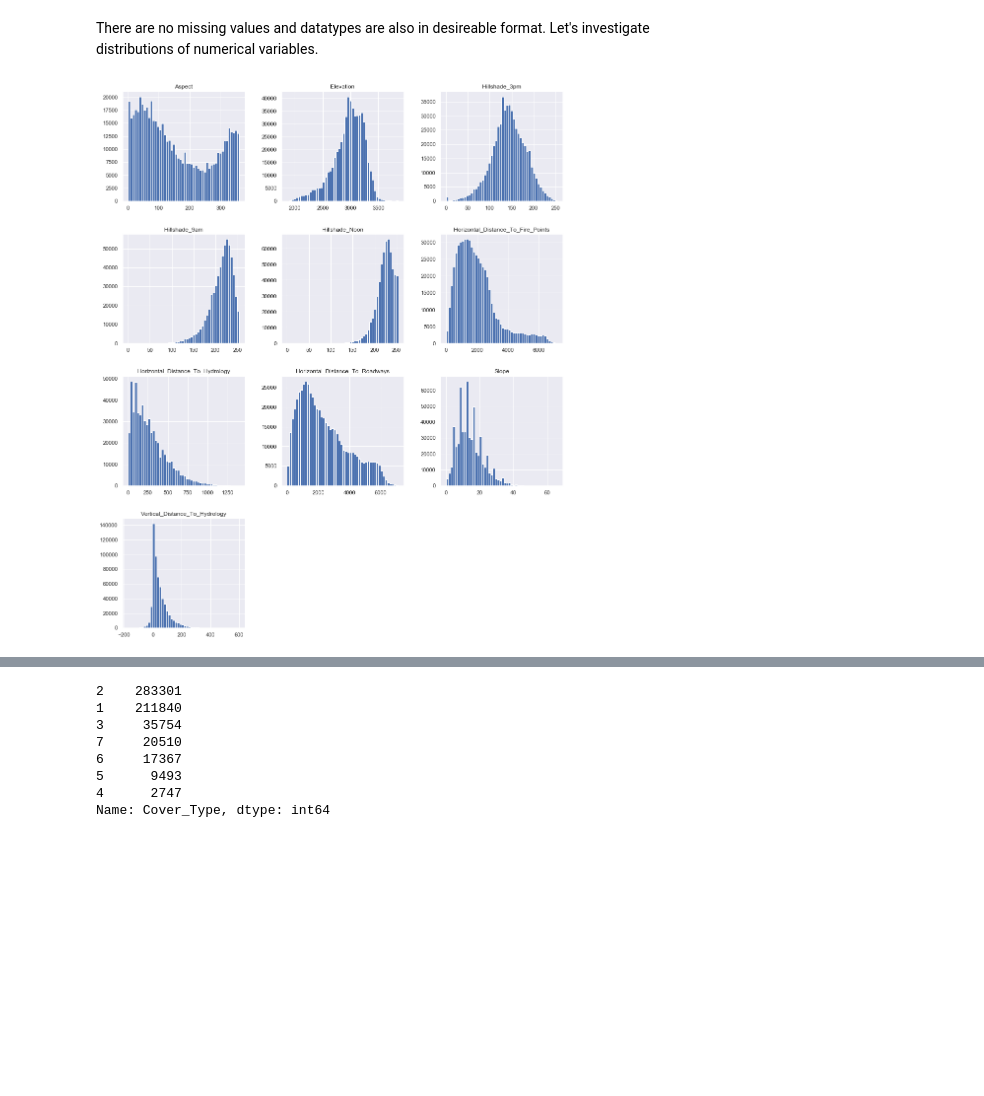
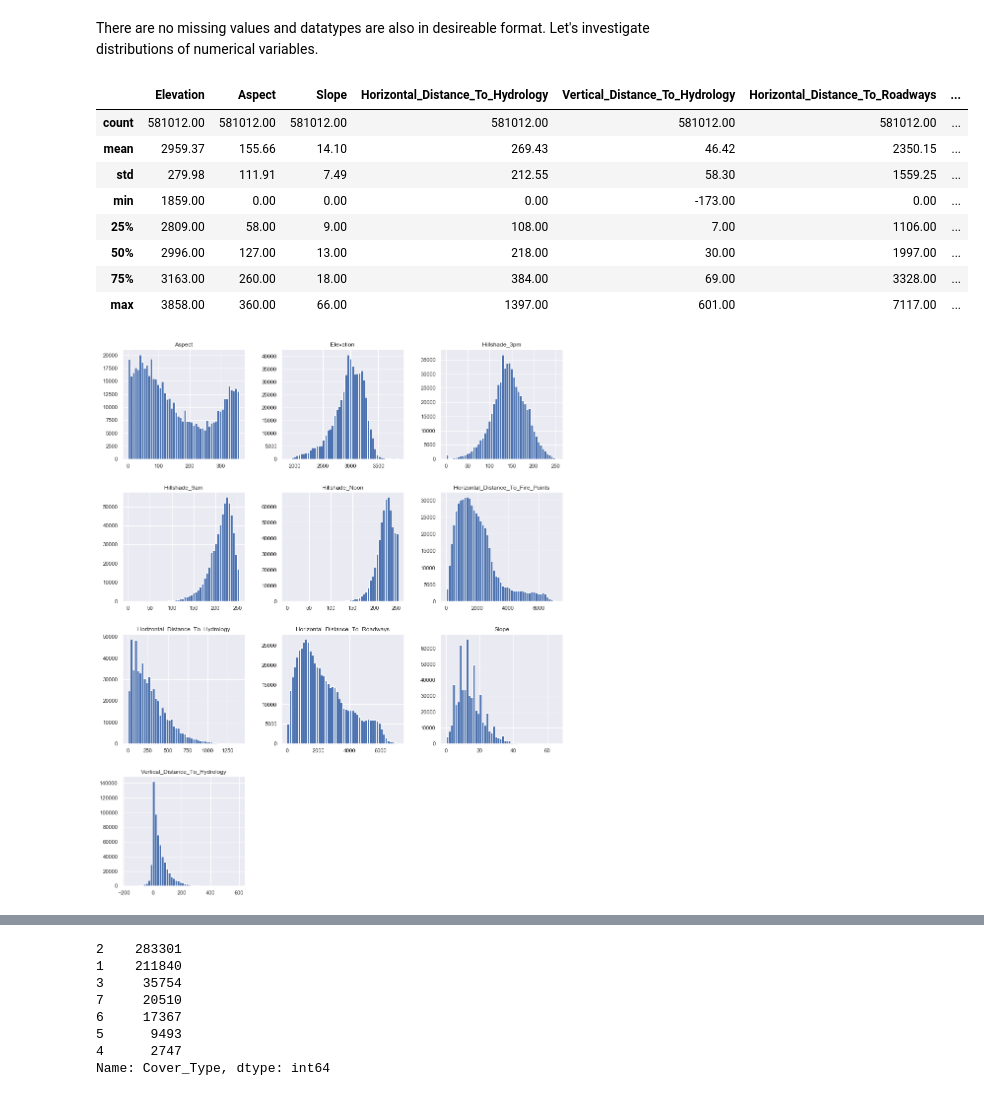
Before and after one commit to mskl/ist-mi-cdadosi7, a Jupyter notebook: project/joona_project_forestry.ipynb, the cells around one changed output, grey strips where cells are left out. Saved outputs shown, nothing was run; the diff lists cells and outputs as text; code cells hidden in the pictures; blank space fills up the shorter version.

```diff
--- a/project/joona_project_forestry.ipynb
+++ b/project/joona_project_forestry.ipynb
@@ -83,12 +69,28 @@ memory usage: 243.8 MB
 # %% [markdown]
 There are no missing values and datatypes are also in desireable format. Let's investigate distributions of numerical variables.
 # %%
+# Setting display format
+pd.set_option('display.float_format', lambda x: '%.2f' % x)
+
 # Extracting columns containing numerical values
 numerical = ['Elevation', 'Aspect', 'Slope', 'Horizontal_Distance_To_Hydrology',
              'Vertical_Distance_To_Hydrology', 'Horizontal_Distance_To_Roadways',
              'Hillshade_9am', 'Hillshade_Noon', 'Hillshade_3pm', 'Horizontal_Distance_To_Fire_Points']
 
-data[numerical].hist(figsize=(16, 20), bins=50);
+# Describing numerical variables
+data[numerical].describe()
 # %% [output]
-[figure, removed]
+|  | Elevation | Aspect | Slope | Horizontal_Distance_To_Hydrology | Vertical_Distance_To_Hydrology | Horizontal_Distance_To_Roadways | ... |
+| count | 581012.00 | 581012.00 | 581012.00 | 581012.00 | 581012.00 | 581012.00 | ... |
+| mean | 2959.37 | 155.66 | 14.10 | 269.43 | 46.42 | 2350.15 | ... |
+| std | 279.98 | 111.91 | 7.49 | 212.55 | 58.30 | 1559.25 | ... |
+| min | 1859.00 | 0.00 | 0.00 | 0.00 | -173.00 | 0.00 | ... |
+| 25% | 2809.00 | 58.00 | 9.00 | 108.00 | 7.00 | 1106.00 | ... |
+| 50% | 2996.00 | 127.00 | 13.00 | 218.00 | 30.00 | 1997.00 | ... |
+| 75% | 3163.00 | 260.00 | 18.00 | 384.00 | 69.00 | 3328.00 | ... |
+| max | 3858.00 | 360.00 | 66.00 | 1397.00 | 601.00 | 7117.00 | ... |
+# %%
+data[numerical].hist(figsize=(16, 20), bins=50);
+# %% [output]
+[figure, added]
 # %% [markdown]
```
Also changed, not shown: parts of 17 cells of this notebook.
